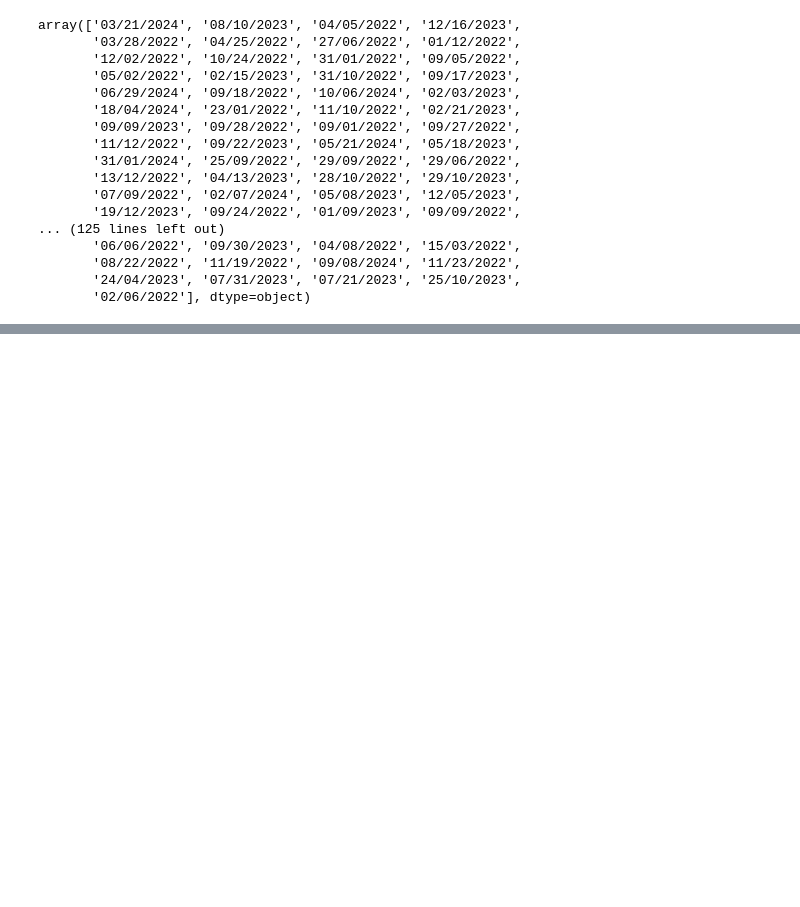
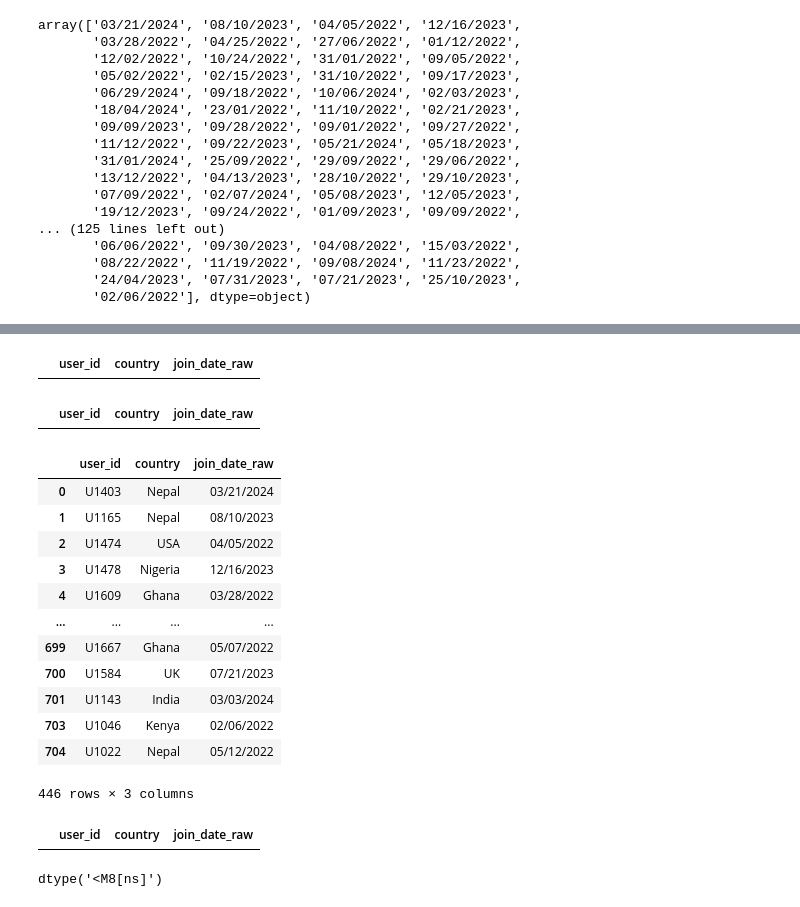
Before and after one commit to ice-alt/PortfolioProjects, a Jupyter notebook: DataWave Music/DataWave_Music_Analysis.ipynb, the cells around one changed output, grey strips where cells are left out. Cells and saved outputs as stored; diff of their text form; code cells hidden in the pictures; blank space fills up the shorter version.

```diff
--- a/DataWave Music/DataWave_Music_Analysis.ipynb
+++ b/DataWave Music/DataWave_Music_Analysis.ipynb
@@ -624,0 +596,38 @@ Length: 358, dtype: datetime64[ns]
+# %%
+s = cleaned_datawave_df['join_date_raw']
+
+# Try parsing as DD/MM/YYYY
+ddmm = pd.to_datetime(s, dayfirst=True, errors='coerce')
+
+# Try parsing as MM/DD/YYYY
+mmdd = pd.to_datetime(s, dayfirst=False, errors='coerce')
+# %%
+# Retrieve rows that are unambiguously DD/MM/YYYY
+ddmm_only = cleaned_datawave_df[(ddmm.notna()) & (mmdd.isna())]
+ddmm_only[['user_id', 'country', 'join_date_raw']]
+# %% [output]
+|  | user_id | country | join_date_raw |
+# %%
+# Retrieve rows that are unambiguously MM/DD/YYYY
+mmdd_only = cleaned_datawave_df[(mmdd.notna()) & (ddmm.isna())]
+mmdd_only[['user_id', 'country', 'join_date_raw']]
+# %% [output]
+|  | user_id | country | join_date_raw |
+# %%
+# Handle ambiguous dates
+ambiguous = cleaned_datawave_df[(ddmm.notna()) & (mmdd.notna())]
+ambiguous[['user_id', 'country', 'join_date_raw']]
+# %% [output]
+|  | user_id | country | join_date_raw |
+| 0 | U1403 | Nepal | 03/21/2024 |
+| 1 | U1165 | Nepal | 08/10/2023 |
+| 2 | U1474 | USA | 04/05/2022 |
+| 3 | U1478 | Nigeria | 12/16/2023 |
+| 4 | U1609 | Ghana | 03/28/2022 |
+| ... | ... | ... | ... |
+| 699 | U1667 | Ghana | 05/07/2022 |
+| 700 | U1584 | UK | 07/21/2023 |
+| 701 | U1143 | India | 03/03/2024 |
+| 703 | U1046 | Kenya | 02/06/2022 |
+| 704 | U1022 | Nepal | 05/12/2022 |
+446 rows × 3 columns
@@ -624,0 +645,5 @@ Length: 358, dtype: datetime64[ns]
+# %%
+# Check for remaining NaTs
+cleaned_datawave_df[cleaned_datawave_df['join_date'].isna()][['user_id', 'country', 'join_date_raw']]
+# %% [output]
+|  | user_id | country | join_date_raw |
@@ -624,0 +656,4 @@ Length: 358, dtype: datetime64[ns]
+# %%
+cleaned_datawave_df['join_date'].dtype
+# %% [output]
+dtype('<M8[ns]')
```
Also changed, not shown: parts of 9 cells of this notebook.
